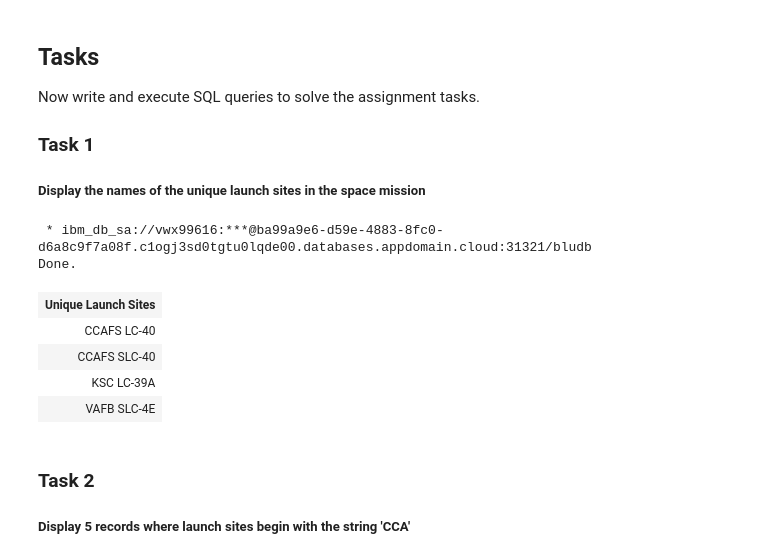
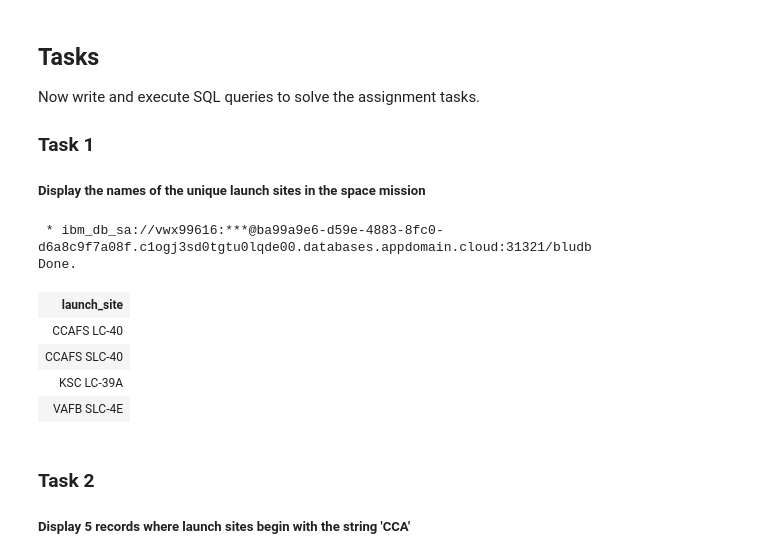
Before and after one commit to lurv1209/Applied-Data-Science-Capstone, a Jupyter notebook: EDA with SQL copy 1.ipynb, the cells around one changed output. Saved outputs shown, nothing was run; the diff lists cells and outputs as text; code cells hidden in the pictures.

```diff
--- a/EDA with SQL copy 1.ipynb
+++ b/EDA with SQL copy 1.ipynb
@@ -152,11 +152,13 @@ Now write and execute SQL queries to solve the assignment tasks.
 
 ##### Display the names of the unique launch sites  in the space mission
 # %%
-%sql select unique("LAUNCH_SITE") as "Unique Launch Sites" from SPACEXDATASET
+%%sql
+select unique("LAUNCH_SITE")
+from SPACEXDATASET
 # %% [output]
  * ibm_db_sa://vwx99616:***@ba99a9e6-d59e-4883-8fc0-d6a8c9f7a08f.c1ogj3sd0tgtu0lqde00.databases.appdomain.cloud:31321/bludb
 Done.
-| Unique Launch Sites |
+| launch_site |
 | CCAFS LC-40 |
 | CCAFS SLC-40 |
 | KSC LC-39A |
```
Also changed, not shown: parts of 3 cells of this notebook.
